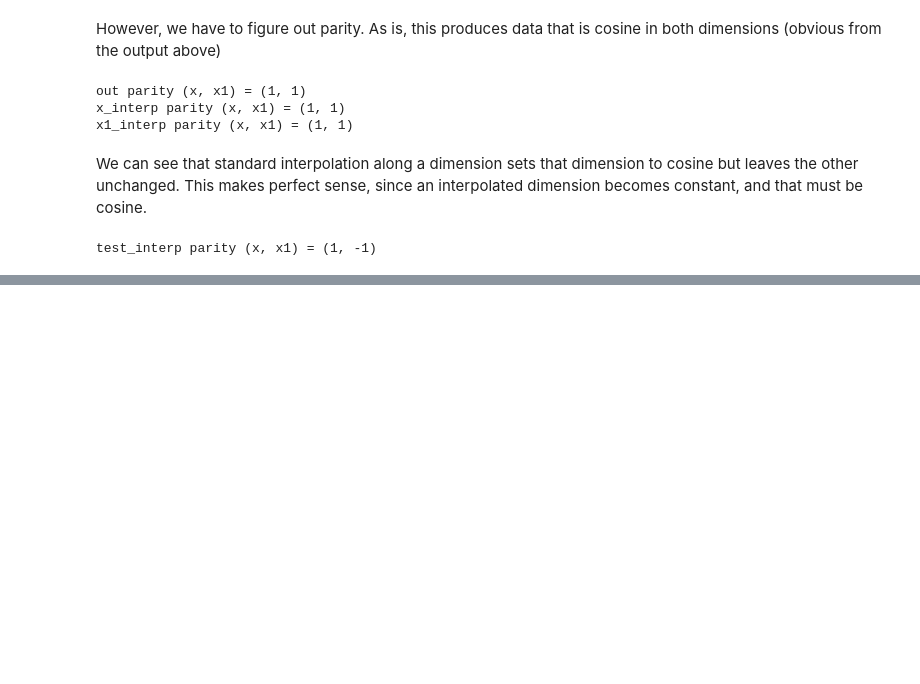
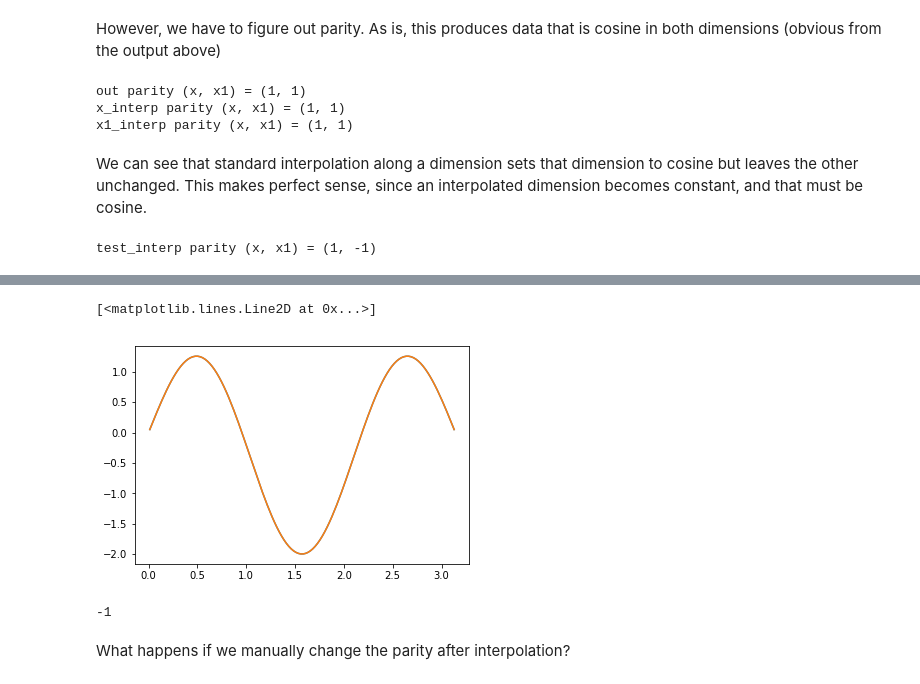
Before and after one commit to jsoishi/busse_annulus, a Jupyter notebook: python/CE2/Diagonalization.ipynb, the cells around one changed output, grey strips where cells are left out. Cells and saved outputs as stored; diff of their text form; code cells hidden in the pictures; blank space fills up the shorter version.

```diff
--- a/python/CE2/Diagonalization.ipynb
+++ b/python/CE2/Diagonalization.ipynb
@@ -255,0 +277,15 @@ test_interp parity (x, x1) = (1, -1)
+# %%
+x_in_dx1 = x_interp.differentiate('x1')
+# %%
+#plt.plot(xx,x_interp['g'][0,:])
+plt.plot(xx,x_in_dx1['g'][0,:])
+plt.plot(xx,np.cos(xx)*np.sin(2*xx) + 2*np.sin(xx)*np.cos(2*xx))
+# %% [output]
+[<matplotlib.lines.Line2D at 0x...>]
+[figure, added]
+# %%
+x_in_dx1.meta['x1']['parity']
+# %% [output]
+-1
+# %% [markdown]
+What happens if we manually change the parity after interpolation?
```
Also changed, not shown: parts of 25 cells of this notebook, 1 other file.
